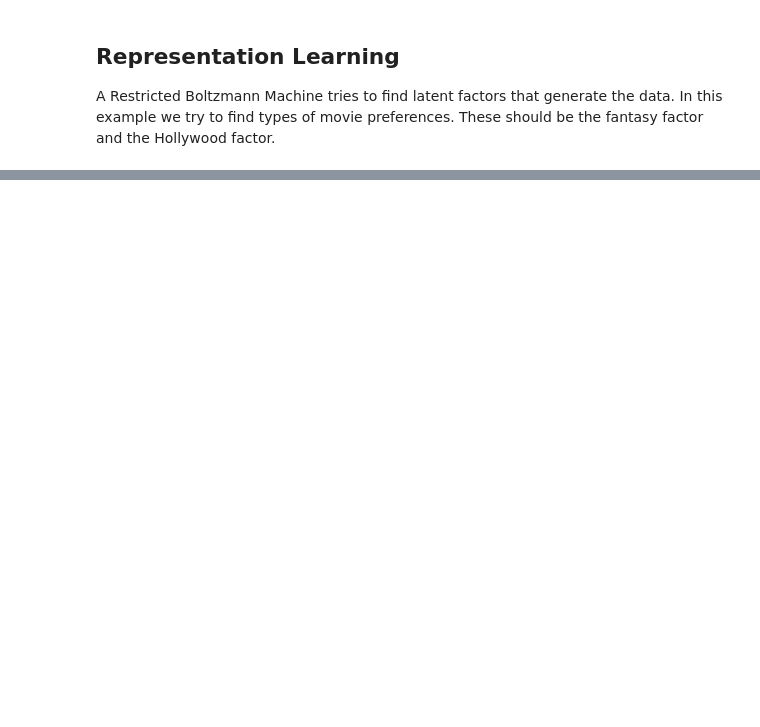
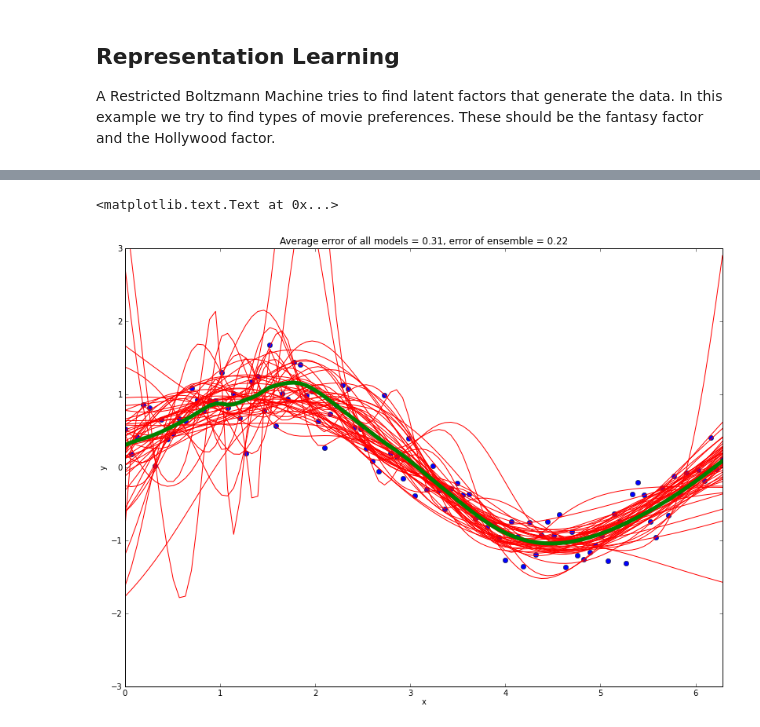
Before and after one commit to OpenANN/OpenANN-demos, a Jupyter notebook: OpenANN.ipynb, the cells around one changed output, grey strips where cells are left out. Drawn from its saved outputs; the diff is of its cells as text; code cells hidden in the pictures; blank space fills up the shorter version.

Commit message:
Add example for bagging

```diff
--- a/OpenANN.ipynb
+++ b/OpenANN.ipynb
@@ -239,0 +245,54 @@ for m in xrange(n_models):
+# %%
+from openann import Bagging
+
+
+n_models = 50
+n_nodes = 10
+bag_size = 0.2
+
+RandomNumberGenerator().seed(0)
+random.seed(0)
+
+N = 100
+X = linspace(0, 2*pi, N)[:, newaxis]
+T = array(sin(X) + random.randn(N, 1) * 0.3)
+
+def eval_bagging(X, T, n_models=10, bag_size=1.0, n_nodes=10):
+    # Train ensemble
+    opt = LMA(stop={"maximal_iterations" : 100})
+    bagging = Bagging(bag_size=bag_size)
+    dataset = Dataset(X, T)
+    nets = []
+    for _ in xrange(n_models):
+        net = Net()
+        net.input_layer(X.shape[1]).fully_connected_layer(n_nodes, Activation.LOGISTIC).output_layer(T.shape[1], Activation.LINEAR)
+        nets.append(net)
+        bagging.add_learner(net)
+    bagging.set_optimizer(opt)
+    bagging.train(dataset)
+
+    h = bagging.predict(X)
+    p = array([n.predict(X) for n in nets])
+    p_err = [abs(pn-T) for pn in p]
+    h_err = abs(h-T)
+
+    return p, h, p_err, h_err
+
+p, h, p_err, h_err = eval_bagging(X, T, n_models=n_models, bag_size=bag_size, n_nodes=n_nodes)
+
+figure(figsize=(30, 10))
+
+# Plot dataset and model(s)
+subplot(1, 2, 1)
+xlabel("x")
+ylabel("y")
+plot(X, T, "o")
+for pn in p:
+    plot(X, pn, "r-")
+plot(X, h, "-", linewidth=5)
+xlim(0, 2*pi)
+ylim(-3, 3)
+title("Average error of all models = %.2f, error of ensemble = %.2f " % (numpy.mean(p_err), numpy.mean(h_err)))
+# %% [output]
+<matplotlib.text.Text at 0x...>
+[figure, added]
```
Also changed, not shown: parts of 6 cells of this notebook.
